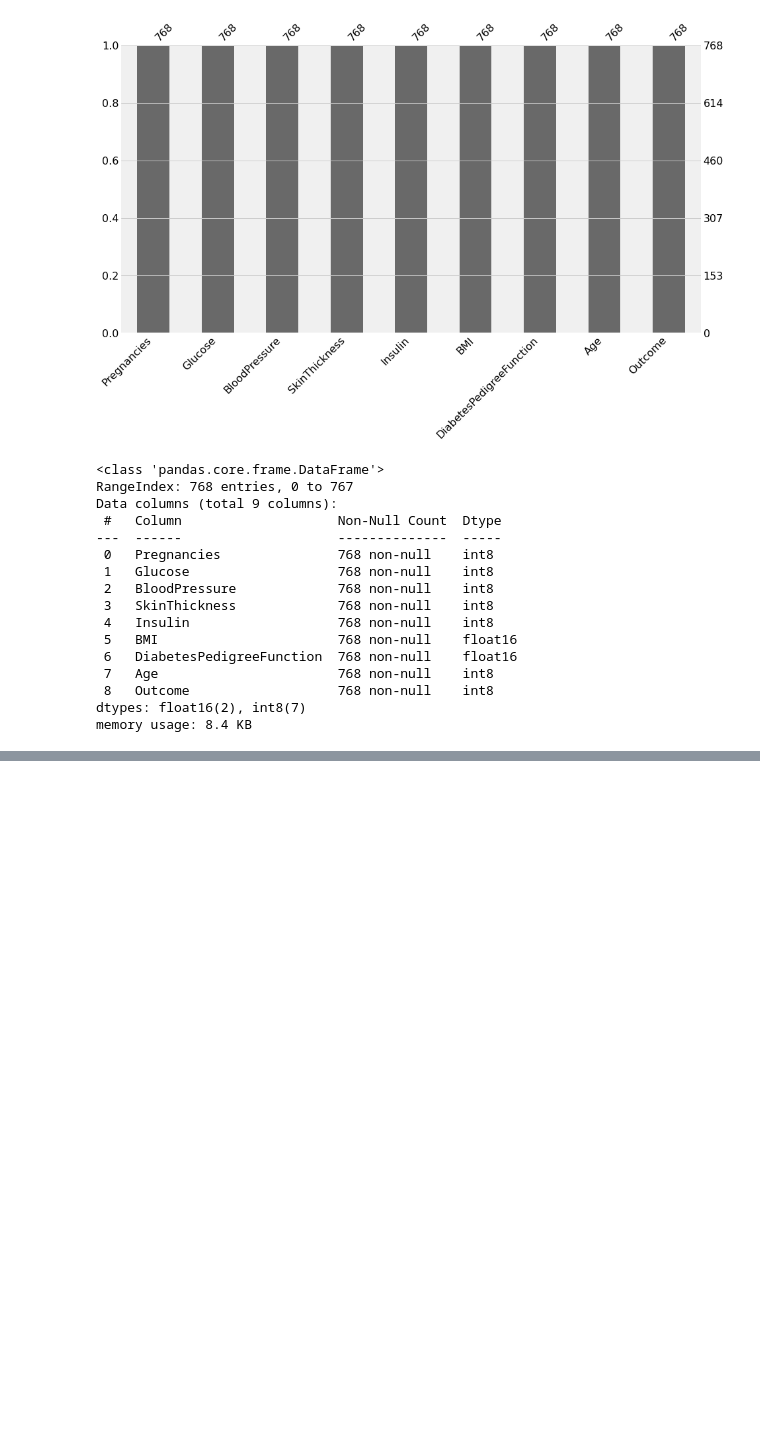
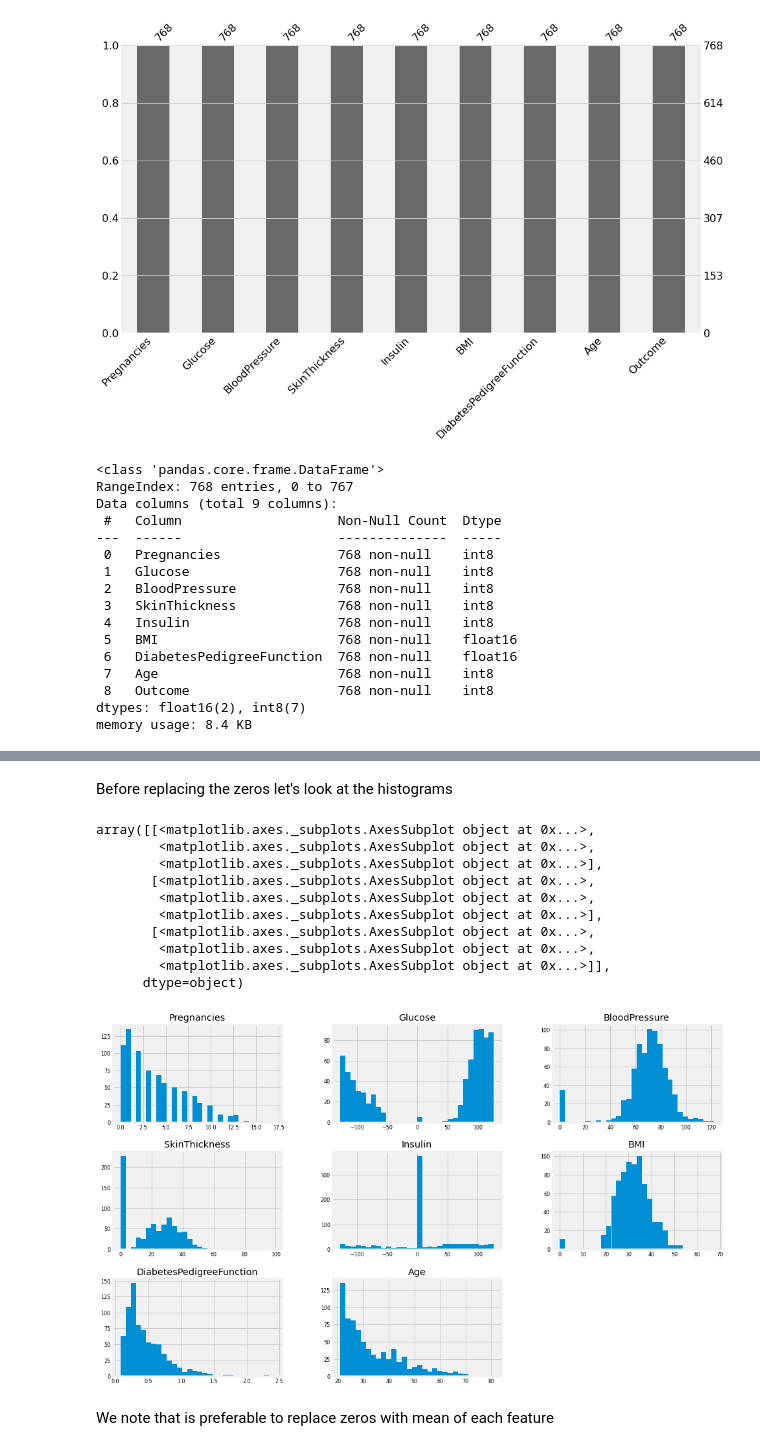
Before and after one commit to dajebbar/Diabetes-Classification, a Jupyter notebook: Dabetes_Classification.ipynb, the cells around one changed output, grey strips where cells are left out. Drawn from its saved outputs; the diff is of its cells as text; code cells hidden in the pictures; blank space fills up the shorter version.

```diff
--- a/Dabetes_Classification.ipynb
+++ b/Dabetes_Classification.ipynb
@@ -124,0 +195,18 @@ memory usage: 8.4 KB
+# %% [markdown]
+Before replacing the zeros let's look at the histograms
+# %%
+diabetes_df.iloc[:, :-1].hist(figsize=(15, 10), bins=30, xlabelsize=8, ylabelsize=8)
+# %% [output]
+array([[<matplotlib.axes._subplots.AxesSubplot object at 0x...>,
+        <matplotlib.axes._subplots.AxesSubplot object at 0x...>,
+        <matplotlib.axes._subplots.AxesSubplot object at 0x...>],
+       [<matplotlib.axes._subplots.AxesSubplot object at 0x...>,
+        <matplotlib.axes._subplots.AxesSubplot object at 0x...>,
+        <matplotlib.axes._subplots.AxesSubplot object at 0x...>],
+       [<matplotlib.axes._subplots.AxesSubplot object at 0x...>,
+        <matplotlib.axes._subplots.AxesSubplot object at 0x...>,
+        <matplotlib.axes._subplots.AxesSubplot object at 0x...>]],
+      dtype=object)
+[figure, added]
+# %% [markdown]
+We note that is preferable to replace zeros with mean of each feature
```
Also changed, not shown: parts of 17 cells of this notebook.
